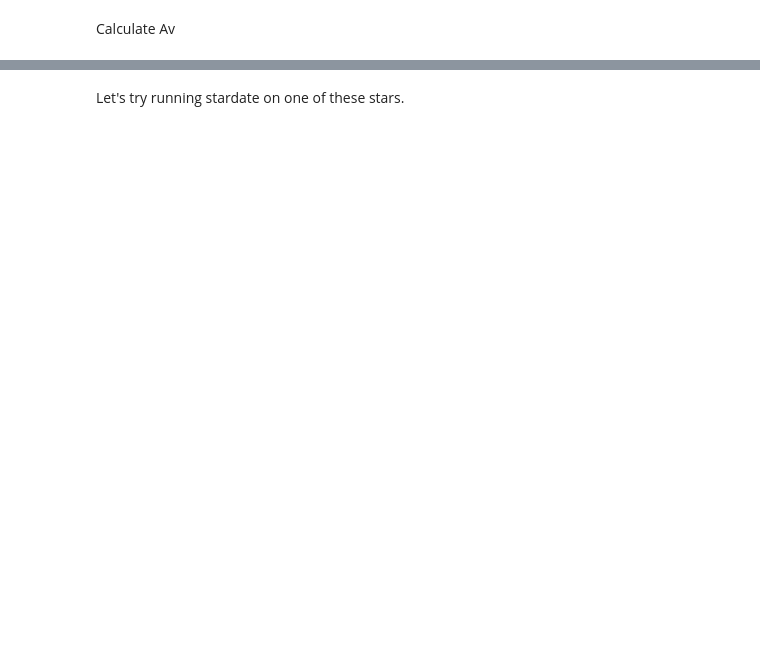
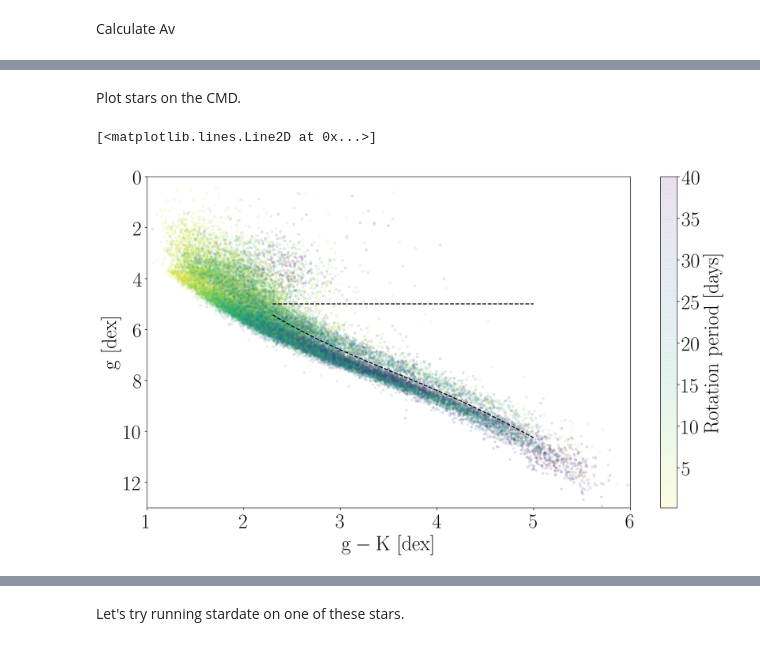
Before and after one commit to RuthAngus/planetage, a Jupyter notebook: paper/code/Exploring_data.ipynb, the cells around one changed output, grey strips where cells are left out. Saved outputs shown, nothing was run; the diff lists cells and outputs as text; code cells hidden in the pictures; blank space fills up the shorter version.

```diff
--- a/paper/code/Exploring_data.ipynb
+++ b/paper/code/Exploring_data.ipynb
@@ -75,5 +87,5 @@ print(np.shape(mcdf), np.shape(Av))
 # %%
-mcdf["Av_flags"] = flags
-mcdf["Av"] = Av
-mcdf["Av_errp"] = Av_errp
-mcdf["Av_errm"] = Av_errm
+mctb["Av_flags"] = flags
+mctb["Av"] = Av
+mctb["Av_errp"] = Av_errp
+mctb["Av_errm"] = Av_errm
@@ -79,0 +94,46 @@ mcdf["Av_errm"] = Av_errm
+# %%
+def mM(m, D):
+    return 5 - 5*np.log10(D) + m
+
+m = np.isfinite(mctb.g_final.values - mctb.Kmag.values)
+m &= np.isfinite(mM(mctb.g_final.values, 1./mctb.plx.values))
+df_finite = mctb.iloc[m]
+# %% [markdown]
+Plot stars on the CMD.
+# %%
+import matplotlib.pyplot as plt
+%matplotlib inline
+import scipy.optimize as spo
+
+plotpar = {'axes.labelsize': 30,
+           'font.size': 30,
+           'legend.fontsize': 30,
+           'xtick.labelsize': 30,
+           'ytick.labelsize': 30,
+           'text.usetex': True}
+plt.rcParams.update(plotpar)
+
+
+plt.figure(figsize=(16, 9), dpi=200)
+plt.scatter(df_finite.g_final - df_finite.Kmag, mM(df_finite.g_final, 1./df_finite.plx),
+            c=df_finite.Prot, s=10, alpha=.1, cmap="viridis_r", vmax=40)
+plt.xlabel("$\mathrm{g-K~[dex]}$")
+plt.ylabel("$\mathrm{g~[dex]}$")
+plt.colorbar(label="$\mathrm{Rotation~period~[days]}$")
+plt.ylim(13, 0)
+plt.xlim(1, 6);
+
+x = df_finite.g_final.values - df_finite.Kmag.values
+y = mM(df_finite.g_final.values, 1./df_finite.plx.values)
+
+AT = np.vstack((x**6, x**5, x**4, x**3, x**2, x, np.ones_like(x)))
+ATA = np.dot(AT, AT.T)
+w = np.linalg.solve(ATA, np.dot(AT, y))
+
+minb, maxb, extra = 2.3, 5, .15
+xs = np.linspace(minb, maxb, 1000)
+plt.plot(xs, np.polyval(w, xs) - extra, "k--")
+plt.plot(xs, np.ones_like(xs)*5, "k--")
+# %% [output]
+[<matplotlib.lines.Line2D at 0x...>]
+[figure, added]
```
Also changed, not shown: parts of 16 cells of this notebook.
